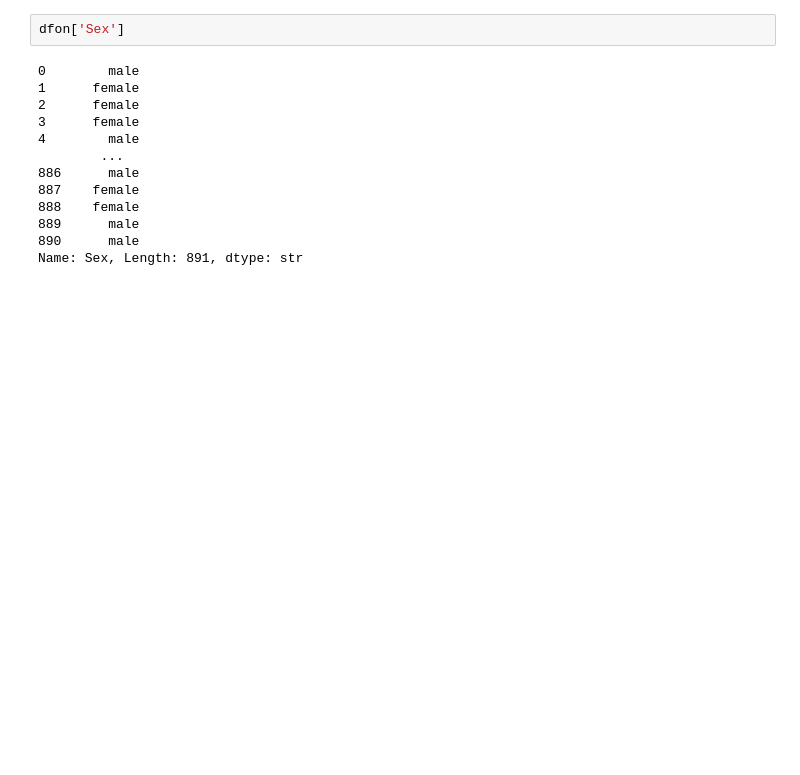
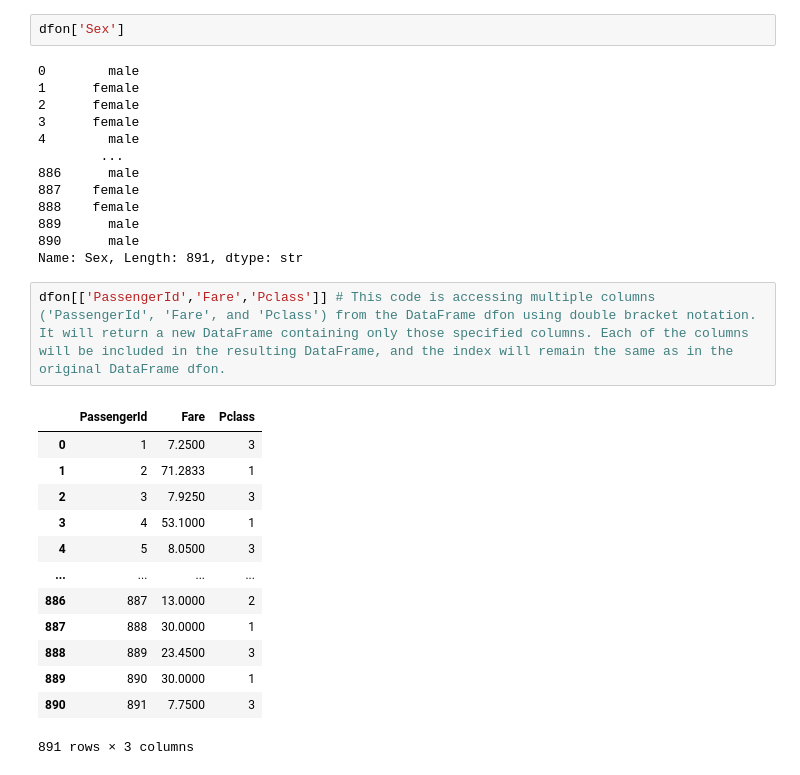
Before and after one commit to pashupatinathvidyarthi/Data-Analytics, a Jupyter notebook: Pandas/Pandas_01.ipynb, the cells around one changed output. Drawn from its saved outputs; the diff is of its cells as text; blank space fills up the shorter version.

```diff
--- a/Pandas/Pandas_01.ipynb
+++ b/Pandas/Pandas_01.ipynb
@@ -764,3 +754,19 @@ dfon['Sex']
 889      male
 890      male
 Name: Sex, Length: 891, dtype: str
+# %%
+dfon[['PassengerId','Fare','Pclass']] # This code is accessing multiple columns ('PassengerId', 'Fare', and 'Pclass') from the DataFrame dfon using double bracket notation. It will return a new DataFrame containing only those specified columns. Each of the columns will be included in the resulting DataFrame, and the index will remain the same as in the original DataFrame dfon.
+# %% [output]
+|  | PassengerId | Fare | Pclass |
+| 0 | 1 | 7.2500 | 3 |
+| 1 | 2 | 71.2833 | 1 |
+| 2 | 3 | 7.9250 | 3 |
+| 3 | 4 | 53.1000 | 1 |
+| 4 | 5 | 8.0500 | 3 |
+| ... | ... | ... | ... |
+| 886 | 887 | 13.0000 | 2 |
+| 887 | 888 | 30.0000 | 1 |
+| 888 | 889 | 23.4500 | 3 |
+| 889 | 890 | 30.0000 | 1 |
+| 890 | 891 | 7.7500 | 3 |
+891 rows × 3 columns
```
Also changed, not shown: parts of 7 cells of this notebook, 1 other file.
